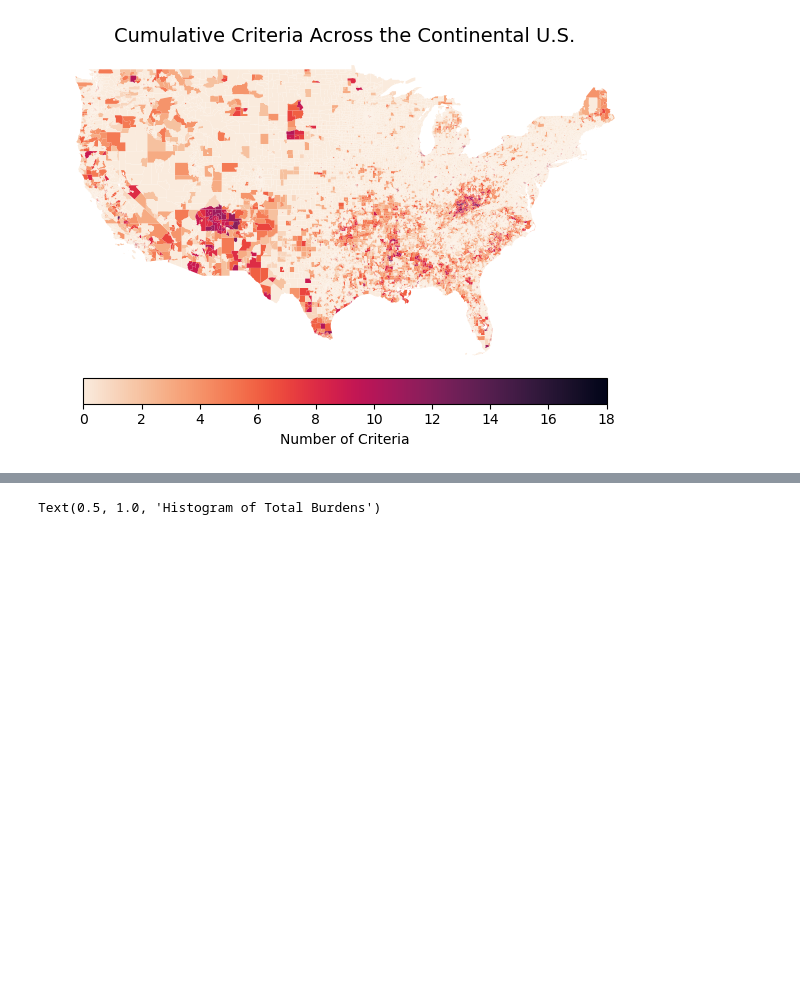
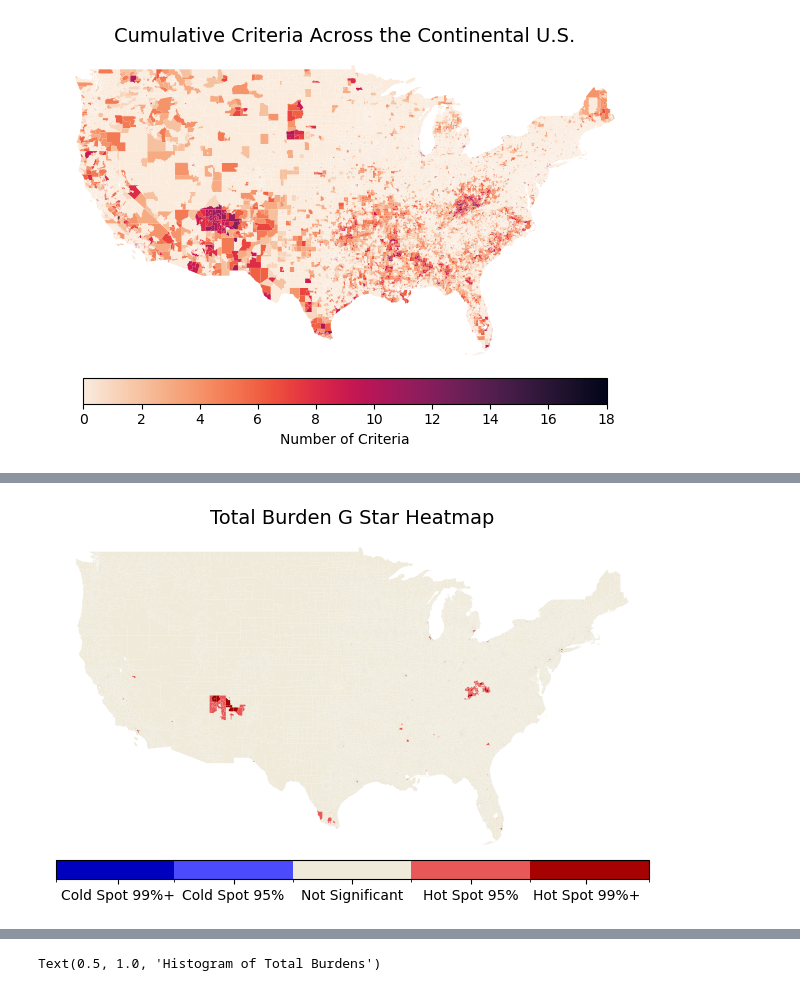
Before and after one commit to haylee360/j40-data-exploration, a Jupyter notebook: docs/mapping.ipynb, the cells around one changed output, grey strips where cells are left out. Saved outputs shown, nothing was run; the diff lists cells and outputs as text; code cells hidden in the pictures; blank space fills up the shorter version.

Commit message:
Total burdens with correct color map

```diff
--- a/docs/mapping.ipynb
+++ b/docs/mapping.ipynb
@@ -129,0 +170,37 @@ plt.show()
+# %%
+# Define 5 distinct colors
+colors = ["#0000bf", "#4b4bfd", "#efeada", "#e85858", "#a60202"]
+
+# Create a discrete colormap
+cmap = mcolors.ListedColormap(colors)
+
+# Define color boundaries
+bounds = [-3, -2.58, -1.96, 1.96, 2.58, 3]
+norm = mcolors.BoundaryNorm(bounds, cmap.N)
+
+# Initialize figure
+fig, ax = plt.subplots(figsize=(9,5))
+
+# Remove axis for a cleaner map and set title
+ax.axis('off')
+ax.set_title(f"Total Burden G Star Heatmap",
+            fontsize=14)
+
+# Plot NY state and color by number of spills
+plot = results.plot(ax=ax,
+                column='standardized_gstar_burd',
+                cmap=cmap,
+                norm=norm,
+                legend=False)
+
+# Get the colorbar from the plot
+cbar = plot.get_figure().colorbar(plot.collections[0], ax=ax,
+orientation='horizontal', pad=0, shrink=0.85, aspect=30)
+
+# # Modify the colorbar tick labels
+cbar.set_ticks([-2.78, -2.27, 0, 2.27, 2.78])
+cbar.set_ticklabels(['Cold Spot 99%+', 'Cold Spot 95%', 'Not Significant', 'Hot Spot 95%', 'Hot Spot 99%+'])
+
+plt.show()
+# %% [output]
+[figure, added]
```
Also changed, not shown: parts of 4 cells of this notebook.
